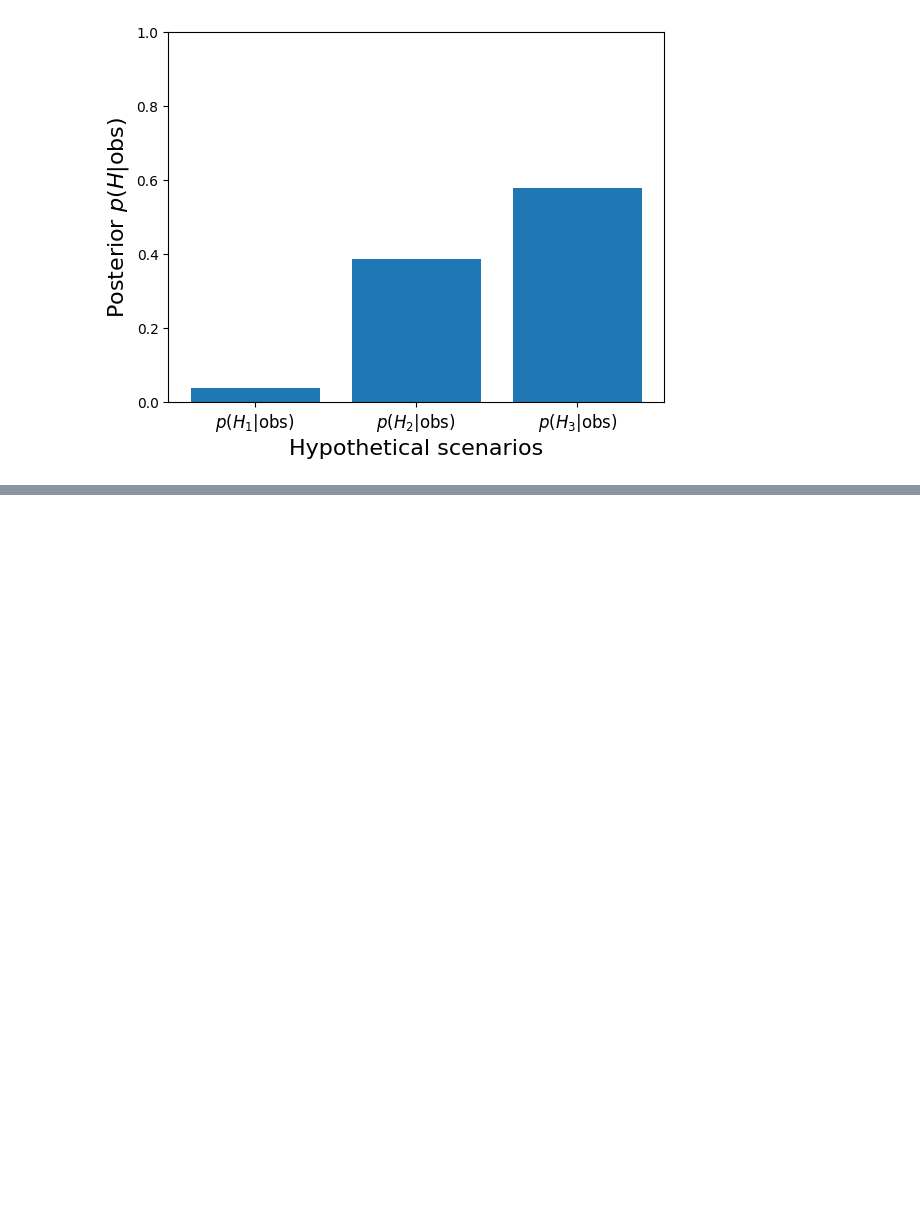
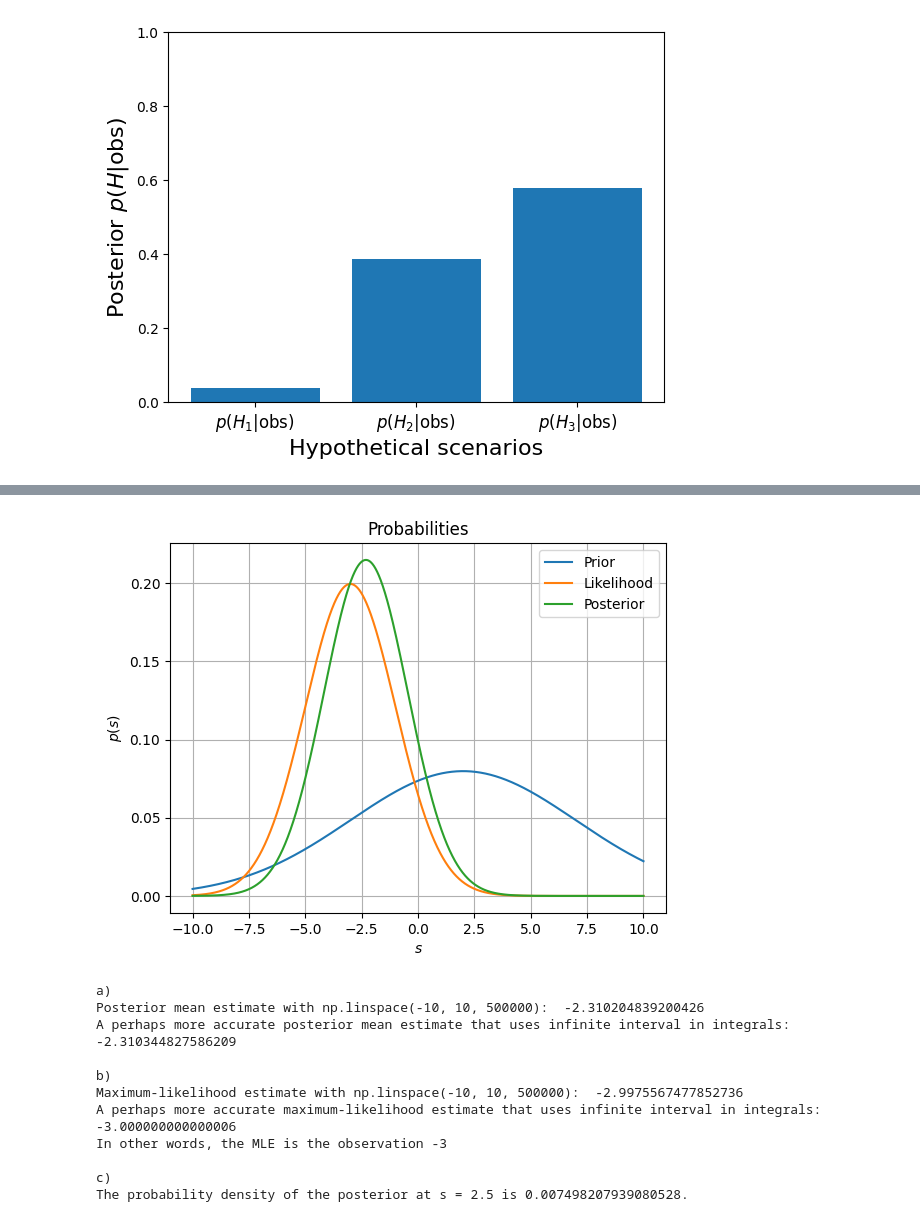
Before and after one commit to samusyrjanen/notes, a Jupyter notebook: bayes.ipynb, the cells around one changed output, grey strips where cells are left out. Drawn from its saved outputs; the diff is of its cells as text; code cells hidden in the pictures; blank space fills up the shorter version.

```diff
--- a/bayes.ipynb
+++ b/bayes.ipynb
@@ -87,0 +174,71 @@ c) Posterior
+# %%
+# a)
+mu_s = 2
+sigma_s = 5
+mu_xs = -3
+sigma_xs = 2
+
+x = np.linspace(-10, 10, 500000)
+prior = sps.norm.pdf(x,mu_s,sigma_s)
+likelihood = sps.norm.pdf(x,mu_xs,sigma_xs)
+product = prior * likelihood
+posterior = product / np.trapz(product, x)
+plt.plot(x, prior, label="Prior")
+plt.plot(x, likelihood, label="Likelihood")
+plt.plot(x, posterior, label="Posterior")
+plt.xlabel(r'$s$')
+plt.ylabel(r'$p(s)$')
+plt.legend()
+plt.title(r'Probabilities')
+plt.grid(True)
+plt.show()
+
+print('a)')
+posterior_mean_estimate = np.trapz(x * posterior, x)
+print('Posterior mean estimate with np.linspace(-10, 10, 500000): ', posterior_mean_estimate)
+
+# Different approach to a):
+def prior_pdf(s):
+    return 1/np.sqrt(2*np.pi*sigma_s**2)*np.exp(-(s-mu_s)**2/(2*sigma_s**2))
+
+def likelihood_pdf(s):
+    return 1/np.sqrt(2*np.pi*sigma_xs**2)*np.exp(-(s-mu_xs)**2/(2*sigma_xs**2))
+
+def product_pdf(s):
+    return prior_pdf(s) * likelihood_pdf(s)
+
+product_integral, error = quad(product_pdf, -np.inf, np.inf)
+
+def posterior_pdf(s):
+    return product_pdf(s) / product_integral
+
+quad_posterior_mean, error = quad(lambda s: s * posterior_pdf(s), -np.inf, np.inf)
+print('A perhaps more accurate posterior mean estimate that uses infinite interval in integrals: ', quad_posterior_mean)
+
+# b)
+print('\nb)')
+MLE = np.trapz(x * likelihood, x)
+print('Maximum-likelihood estimate with np.linspace(-10, 10, 500000): ', MLE)
+
+# Different approach to b):
+quad_MLE, error = quad(lambda s: s * likelihood_pdf(s), -np.inf, np.inf)
+print('A perhaps more accurate maximum-likelihood estimate that uses infinite interval in integrals: ', quad_MLE)
+
+print('In other words, the MLE is the observation -3')
+
+# c)
+print('\nc)')
+print(f'The probability density of the posterior at s = 2.5 is {posterior_pdf(2.5)}.')
+# %% [output]
+[figure, added]
+a)
+Posterior mean estimate with np.linspace(-10, 10, 500000):  -2.310204839200426
+A perhaps more accurate posterior mean estimate that uses infinite interval in integrals:  -2.310344827586209
+
+b)
+Maximum-likelihood estimate with np.linspace(-10, 10, 500000):  -2.9975567477852736
+A perhaps more accurate maximum-likelihood estimate that uses infinite interval in integrals:  -3.000000000000006
+In other words, the MLE is the observation -3
+
+c)
+The probability density of the posterior at s = 2.5 is 0.007498207939080528.
```
Also changed, not shown: parts of 8 cells of this notebook, 1 other file.
